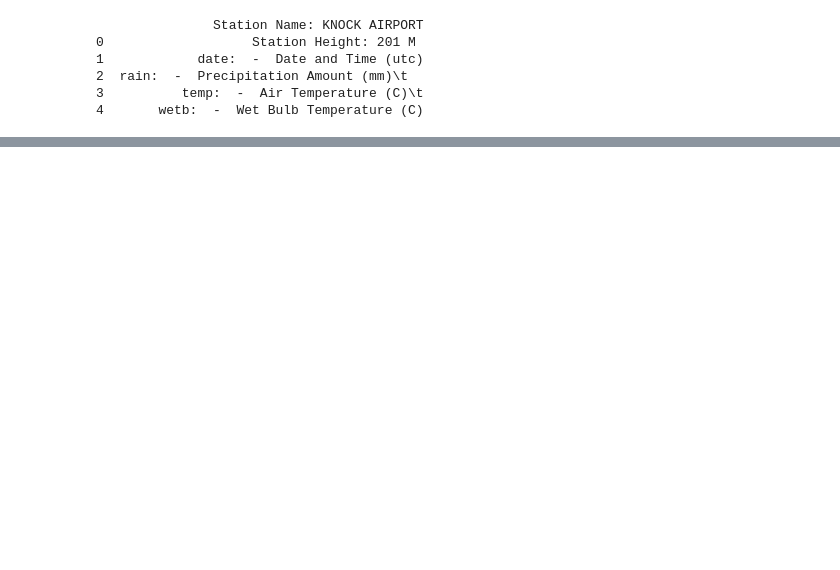
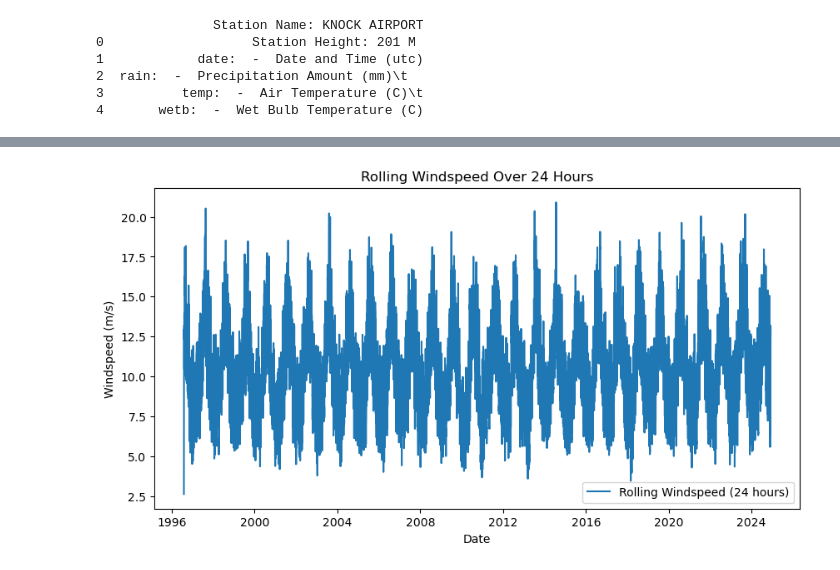
Before and after one commit to IanaraFer/programming-for-data-analytics, a Jupyter notebook: assignments/assignment_6_Weather.ipynb, the cells around one changed output, grey strips where cells are left out. Saved outputs shown, nothing was run; the diff lists cells and outputs as text; code cells hidden in the pictures; blank space fills up the shorter version.

```diff
--- a/assignments/assignment_6_Weather.ipynb
+++ b/assignments/assignment_6_Weather.ipynb
@@ -357,0 +361,14 @@ KeyError: 'date'
+# %%
+# Calculate rolling windspeed over 24 hours
+rolling_wind_speed = data['wdsp'].rolling(window=24).mean()
+
+# Plot the rolling windspeed
+plt.figure(figsize=(10, 5))
+plt.plot(data['date'], rolling_wind_speed, label='Rolling Windspeed (24 hours)')
+plt.xlabel('Date')
+plt.ylabel('Windspeed (m/s)')
+plt.title('Rolling Windspeed Over 24 Hours')
+plt.legend()
+plt.show()
+# %% [output]
+[figure, added]
```
Also changed, not shown: parts of 24 cells of this notebook.
